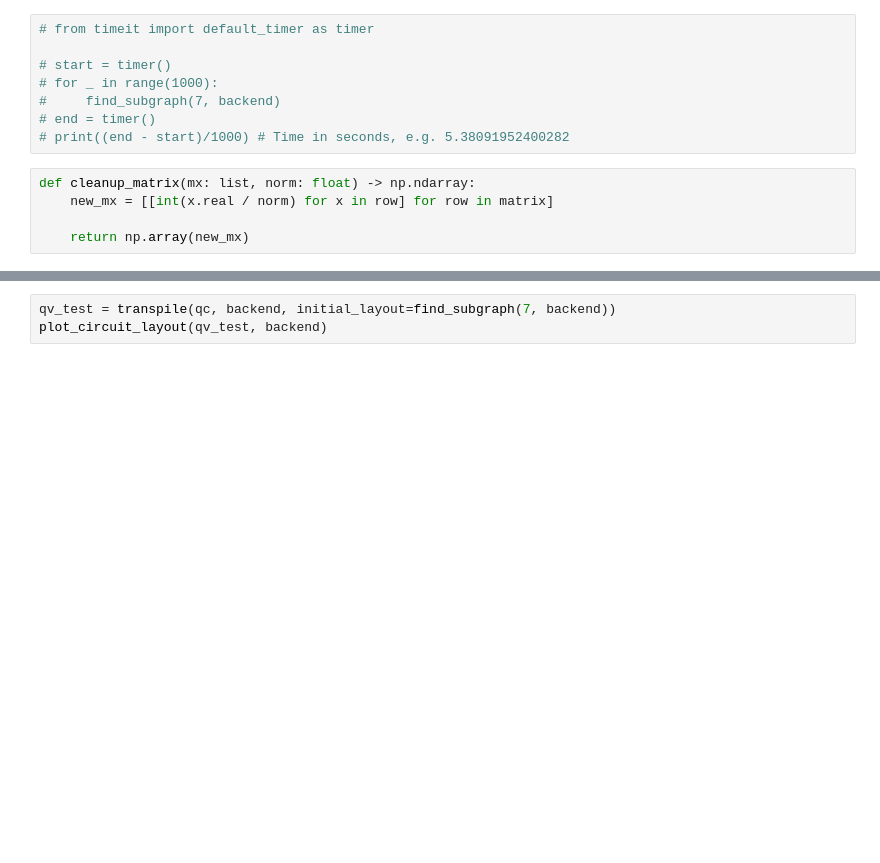
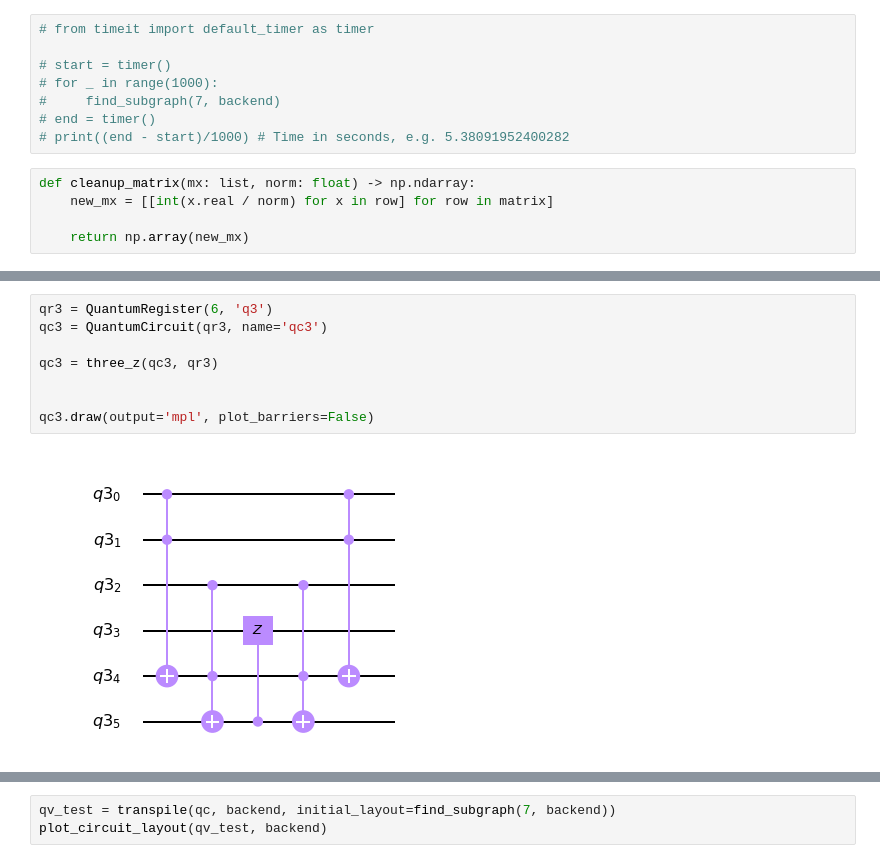
Before and after one commit to ParanoydAndroid/cryptanalysis, a Jupyter notebook: quantum_volume.ipynb, the cells around one changed output, grey strips where cells are left out. Saved outputs shown, nothing was run; the diff lists cells and outputs as text; blank space fills up the shorter version.

```diff
--- a/quantum_volume.ipynb
+++ b/quantum_volume.ipynb
@@ -94,0 +201,10 @@ qc.draw(output='mpl')
+# %%
+qr3 = QuantumRegister(6, 'q3')
+qc3 = QuantumCircuit(qr3, name='qc3')
+
+qc3 = three_z(qc3, qr3)
+
+
+qc3.draw(output='mpl', plot_barriers=False)
+# %% [output]
+[figure, added]
```
Also changed, not shown: parts of 15 cells of this notebook.
